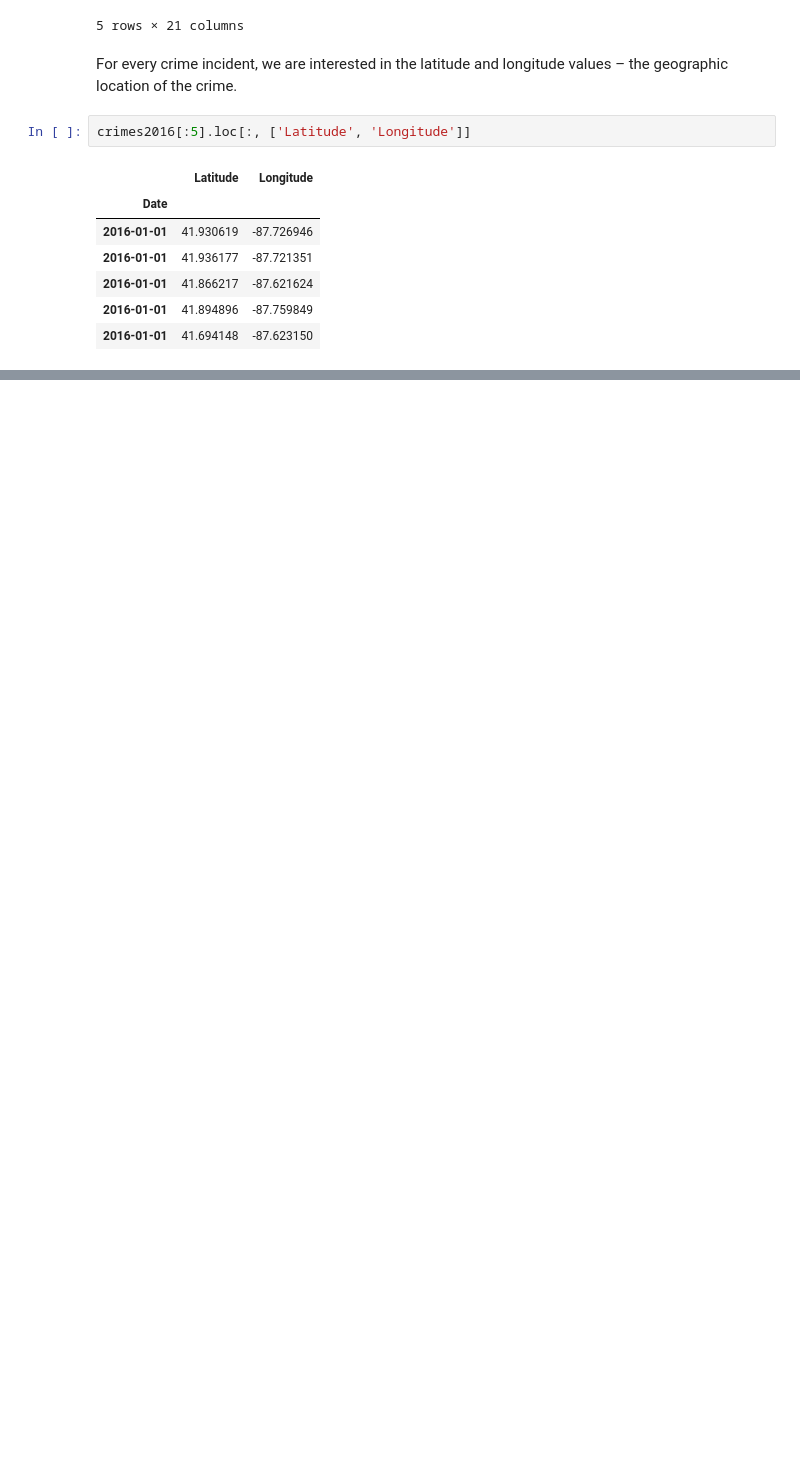
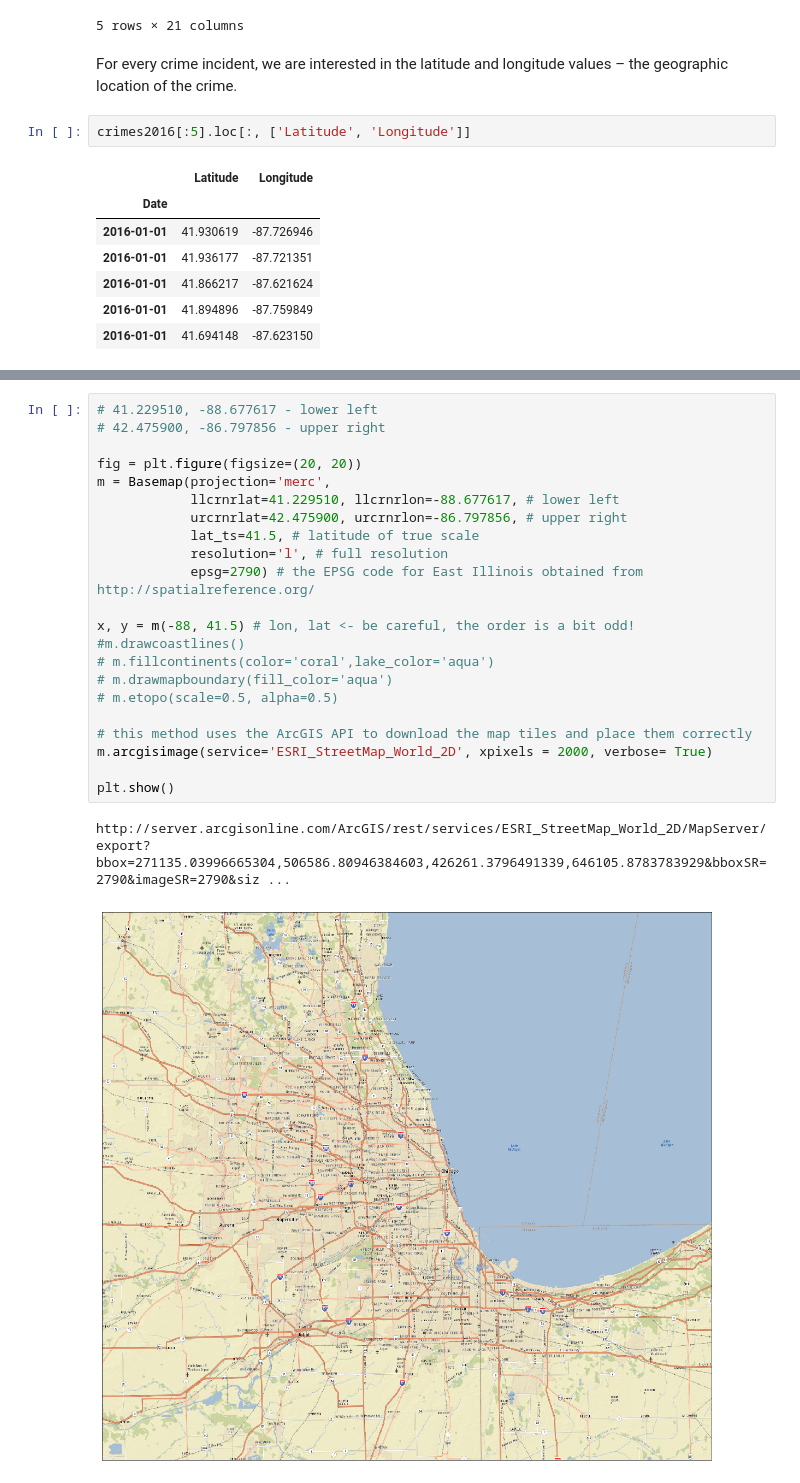
Before and after one commit to PacktPublishing/Jupyter-Notebook-for-Data-Science, a Jupyter notebook: chicago_crime_map.ipynb, the cells around one changed output, grey strips where cells are left out. Drawn from its saved outputs; the diff is of its cells as text; blank space fills up the shorter version.

```diff
--- a/chicago_crime_map.ipynb
+++ b/chicago_crime_map.ipynb
@@ -50,0 +67,25 @@ m.bluemarble(scale=0.5)
+# %%
+# 41.229510, -88.677617 - lower left
+# 42.475900, -86.797856 - upper right
+
+fig = plt.figure(figsize=(20, 20))
+m = Basemap(projection='merc',
+            llcrnrlat=41.229510, llcrnrlon=-88.677617, # lower left
+            urcrnrlat=42.475900, urcrnrlon=-86.797856, # upper right
+            lat_ts=41.5, # latitude of true scale
+            resolution='l', # full resolution
+            epsg=2790) # the EPSG code for East Illinois obtained from http://spatialreference.org/
+
+x, y = m(-88, 41.5) # lon, lat <- be careful, the order is a bit odd!
+#m.drawcoastlines()
+# m.fillcontinents(color='coral',lake_color='aqua')
+# m.drawmapboundary(fill_color='aqua')
+# m.etopo(scale=0.5, alpha=0.5)
+
+# this method uses the ArcGIS API to download the map tiles and place them correctly
+m.arcgisimage(service='ESRI_StreetMap_World_2D', xpixels = 2000, verbose= True)
+
+plt.show()
+# %% [output]
+http://server.arcgisonline.com/ArcGIS/rest/services/ESRI_StreetMap_World_2D/MapServer/export?bbox=271135.03996665304,506586.80946384603,426261.3796491339,646105.8783783929&bboxSR=2790&imageSR=2790&siz ...
+[figure, added]
```
Also changed, not shown: parts of 18 cells of this notebook, 1 other file.
